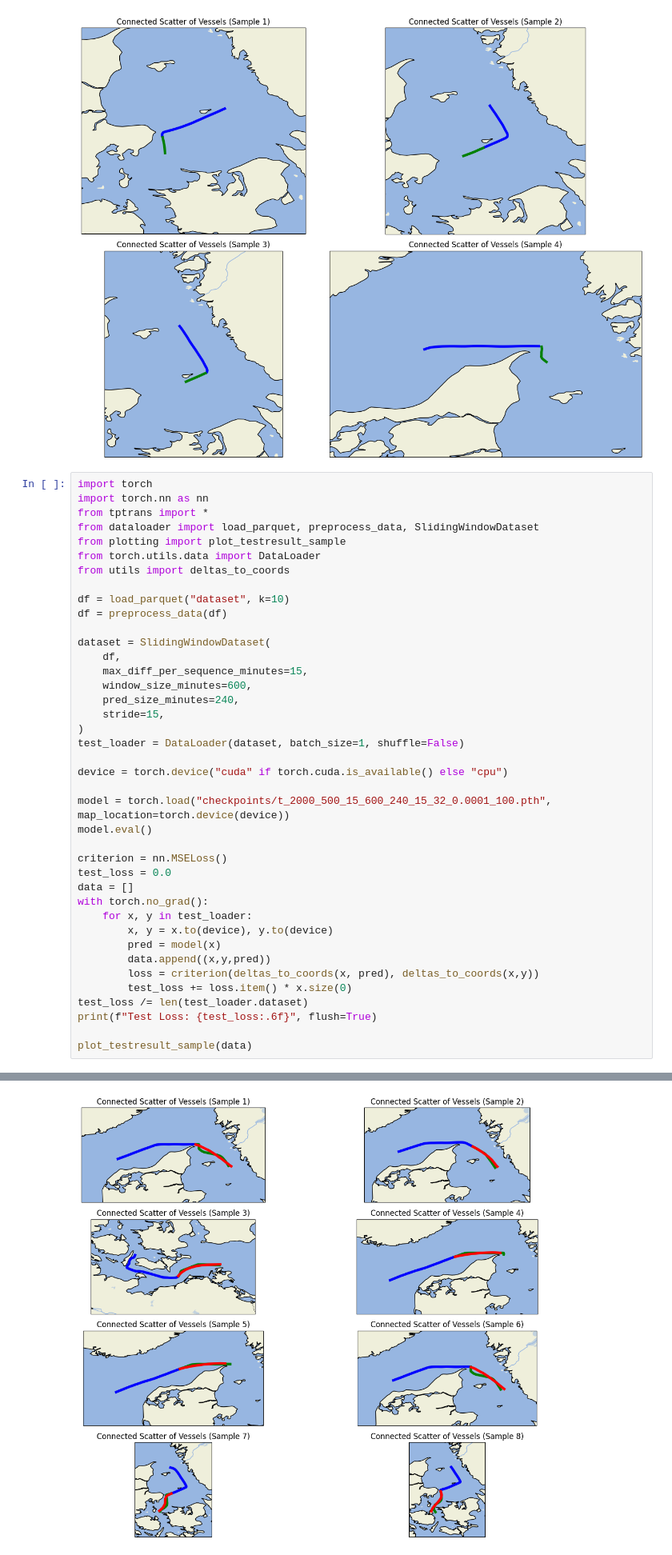
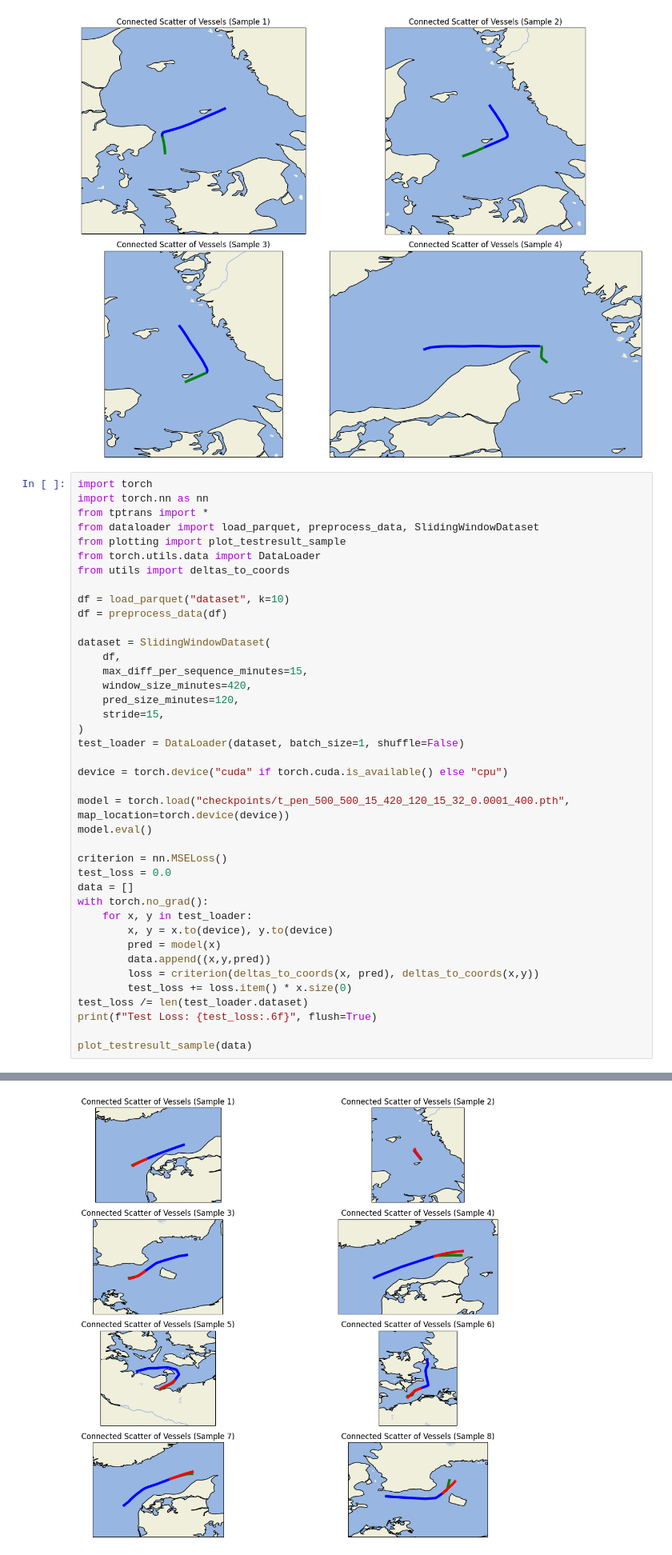
Before and after one commit to veronikal24/DeepLearning, a Jupyter notebook: testing_kevin.ipynb, the cells around one changed output, grey strips where cells are left out. Shown at 80% size. Saved outputs shown, nothing was run; the diff lists cells and outputs as text.

```diff
--- a/testing_kevin.ipynb
+++ b/testing_kevin.ipynb
@@ -119,15 +119,15 @@ df = preprocess_data(df)
 dataset = SlidingWindowDataset(
     df,
     max_diff_per_sequence_minutes=15,
-    window_size_minutes=600,
-    pred_size_minutes=240,
+    window_size_minutes=420,
+    pred_size_minutes=120,
     stride=15,
 )
 test_loader = DataLoader(dataset, batch_size=1, shuffle=False)
 
 device = torch.device("cuda" if torch.cuda.is_available() else "cpu")
 
-model = torch.load("checkpoints/t_2000_500_15_600_240_15_32_0.0001_100.pth", map_location=torch.device(device))
+model = torch.load("checkpoints/t_pen_500_500_15_420_120_15_32_0.0001_400.pth", map_location=torch.device(device))
 model.eval()
 
 criterion = nn.MSELoss()
@@ -149 +149 @@ Test Loss: 0.005967
-[figure, old version]
+[figure, new version]
```
Also changed, not shown: parts of 1 cell of this notebook.
